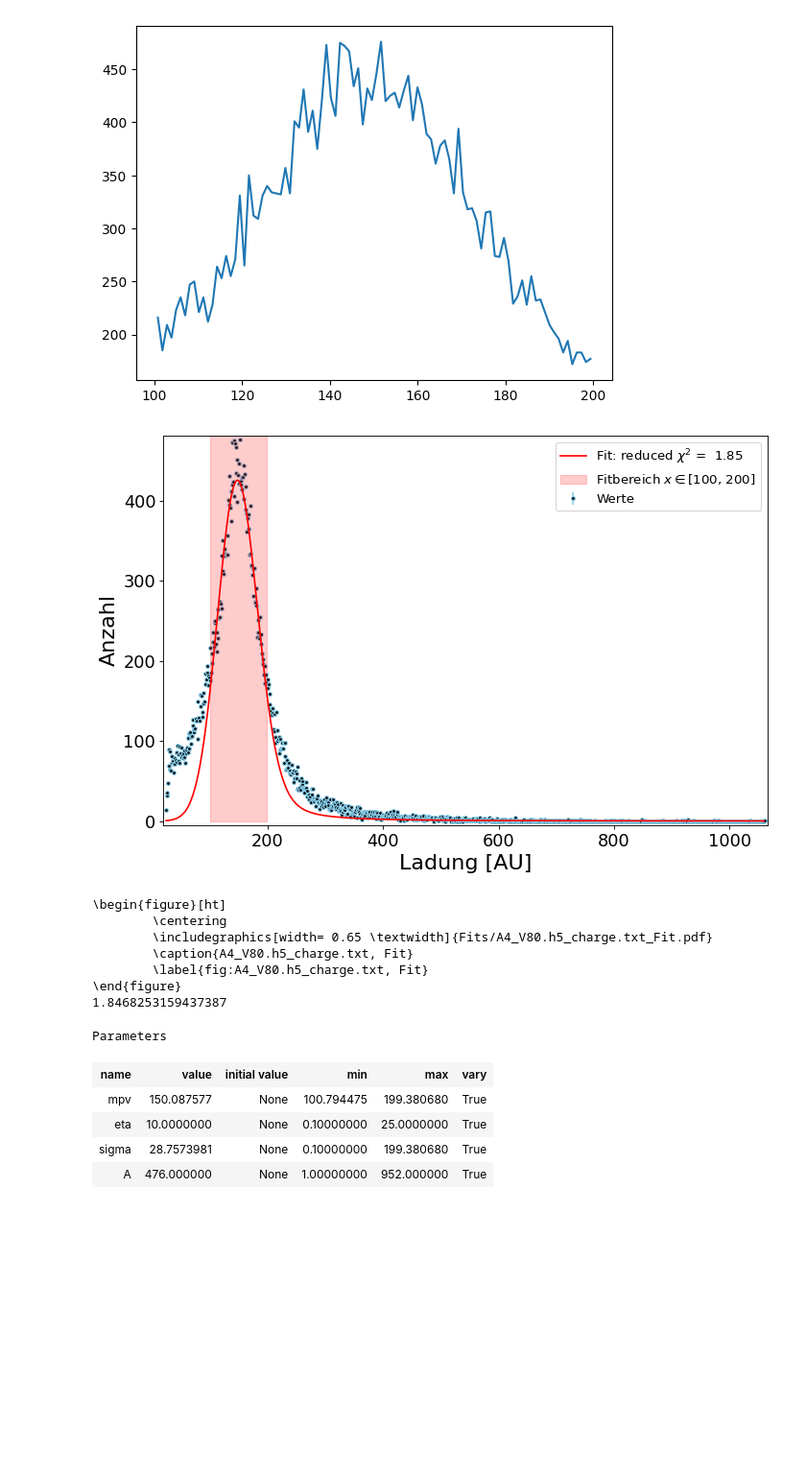
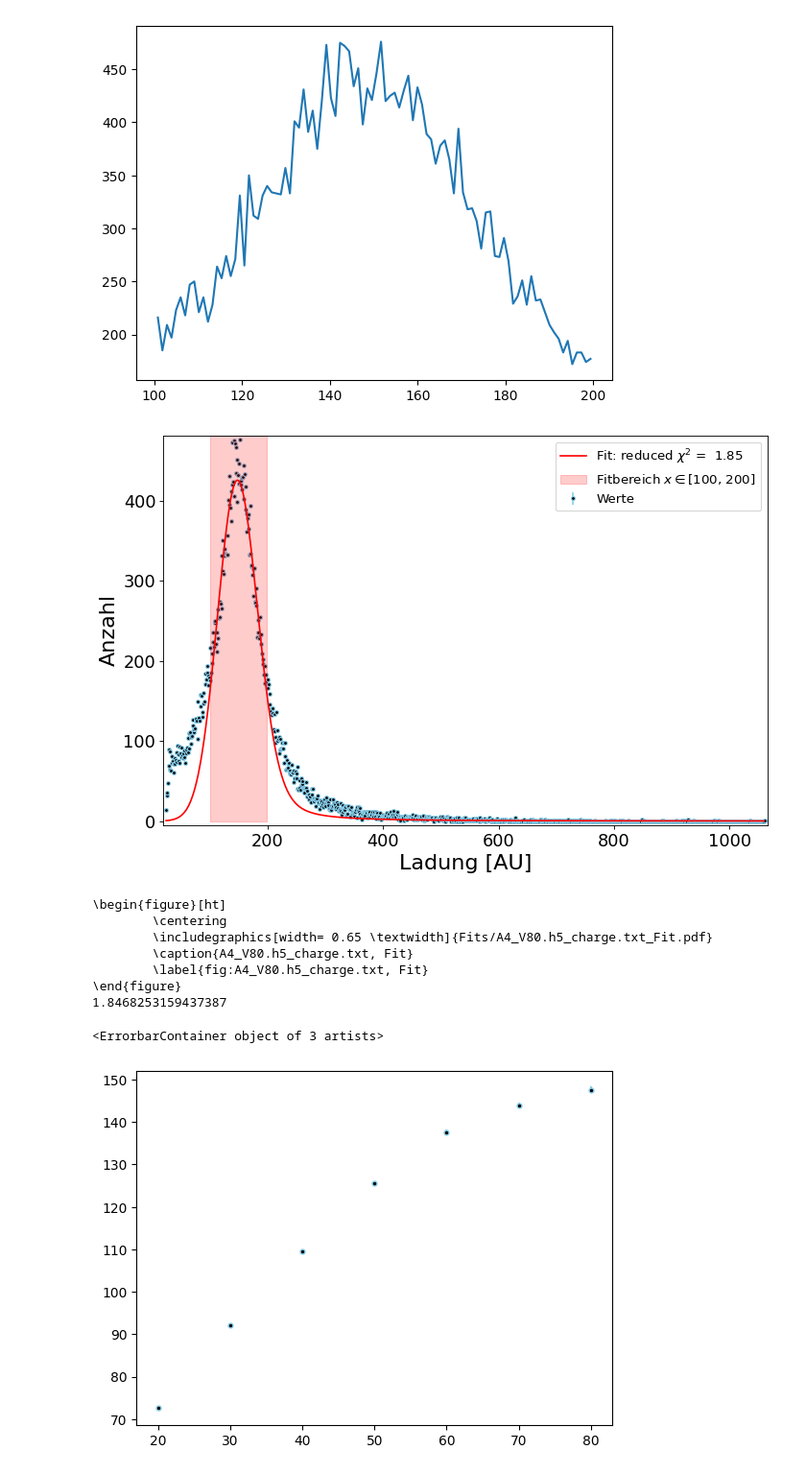
Before and after one commit to TimLockstedt/MP, a Jupyter notebook: FP14/JanTim/A4/A4_Charge_Plots.ipynb, the cells around one changed output. Shown at 96% size. Saved outputs shown, nothing was run; the diff lists cells and outputs as text; code cells hidden in the pictures; blank space fills up the shorter version.

```diff
--- a/FP14/JanTim/A4/A4_Charge_Plots.ipynb
+++ b/FP14/JanTim/A4/A4_Charge_Plots.ipynb
@@ -548,7 +530,8 @@ finish(Daten.get_x(), Daten.get_y(), result, Daten.get_FileName(),
        Daten.get_yerr(), Daten.get_YName(), Daten.get_XName(), min=min, max=max)
 plt.show()
 print(result.redchi)
-pars
+mpvs.append(result.params["mpv"].value)
+mpvs_err.append(result.params["mpv"].stderr)
 # %% [output]
 [figure]
 \begin{figure}[ht]
@@ -641,7 +618,8 @@ finish(Daten.get_x(), Daten.get_y(), result, Daten.get_FileName(),
        Daten.get_yerr(), Daten.get_YName(), Daten.get_XName(), min=min, max=max)
 plt.show()
 print(result.redchi)
-pars
+mpvs.append(result.params["mpv"].value)
+mpvs_err.append(result.params["mpv"].stderr)
 # %% [output]
 [figure]
 \begin{figure}[ht]
@@ -734,7 +706,8 @@ finish(Daten.get_x(), Daten.get_y(), result, Daten.get_FileName(),
        Daten.get_yerr(), Daten.get_YName(), Daten.get_XName(), min=min, max=max)
 plt.show()
 print(result.redchi)
-pars
+mpvs.append(result.params["mpv"].value)
+mpvs_err.append(result.params["mpv"].stderr)
 # %% [output]
 [figure]
 \begin{figure}[ht]
@@ -827,7 +794,8 @@ finish(Daten.get_x(), Daten.get_y(), result, Daten.get_FileName(),
        Daten.get_yerr(), Daten.get_YName(), Daten.get_XName(), min=min, max=max)
 plt.show()
 print(result.redchi)
-pars
+mpvs.append(result.params["mpv"].value)
+mpvs_err.append(result.params["mpv"].stderr)
 # %% [output]
 [figure]
 \begin{figure}[ht]
@@ -837,9 +805,14 @@ pars
         \label{fig:A4_V80.h5_charge.txt, Fit}
 \end{figure}
 1.8468253159437387
-Parameters
-| name | value | initial value | min | max | vary |
-| mpv | 150.087577 | None | 100.794475 | 199.380680 | True |
-| eta | 10.0000000 | None | 0.10000000 | 25.0000000 | True |
-| sigma | 28.7573981 | None | 0.10000000 | 199.380680 | True |
-| A | 476.000000 | None | 1.00000000 | 952.000000 | True |
+# %%
+volts = [20,30,40,50,60,70,80]
+plt.errorbar(
+        y = mpvs,
+        x = volts,
+        yerr = mpvs_err,
+        fmt = 'o', markersize = 3.5, alpha = 1, mfc = 'black', c = 'skyblue', zorder = 0, label = r'Werte'
+        ) #xerr = x_err, yerr = y_err,
+# %% [output]
+<ErrorbarContainer object of 3 artists>
+[figure, added]
```
Also changed, not shown: parts of 7 cells of this notebook, 7 other files.
